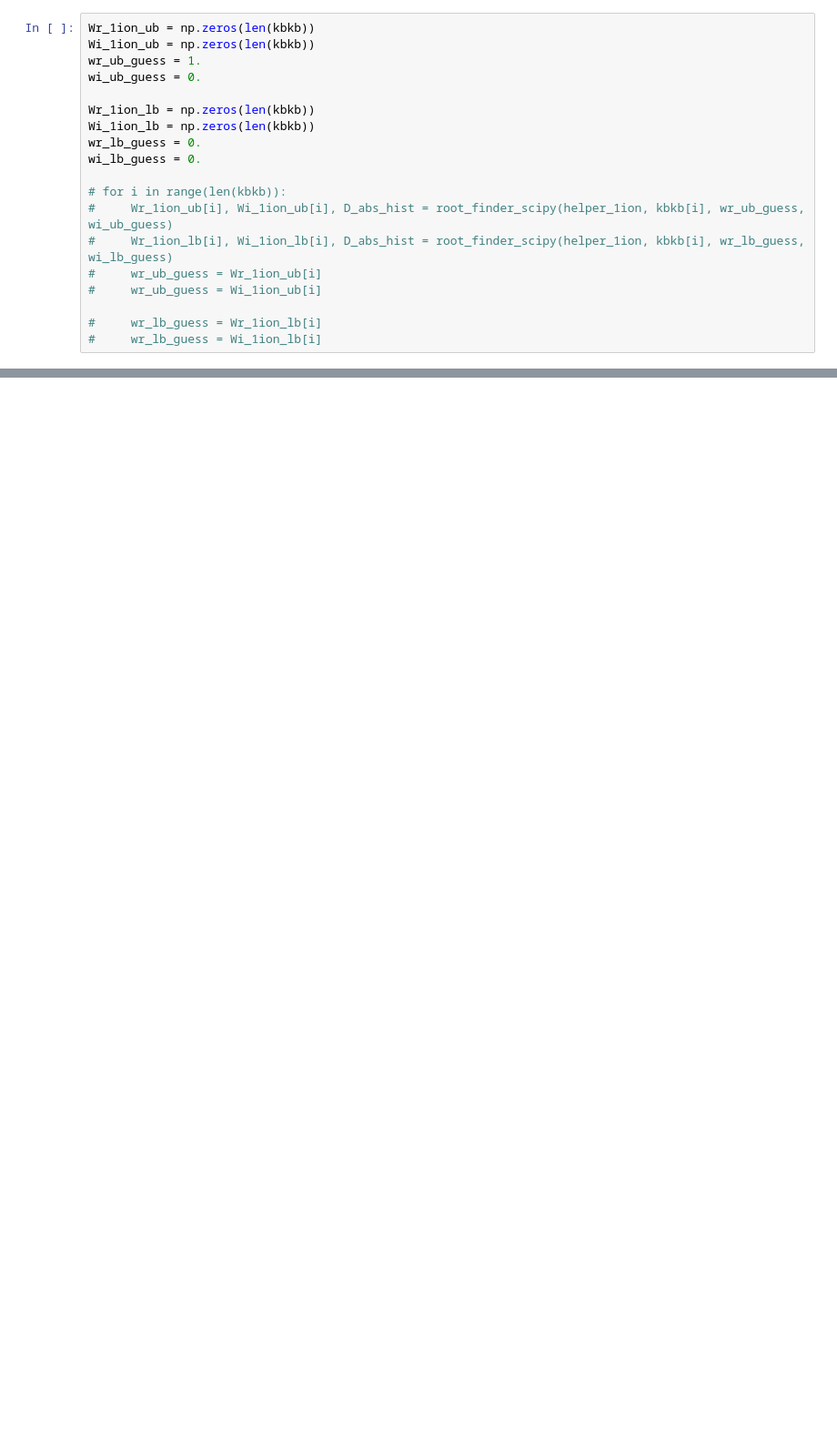
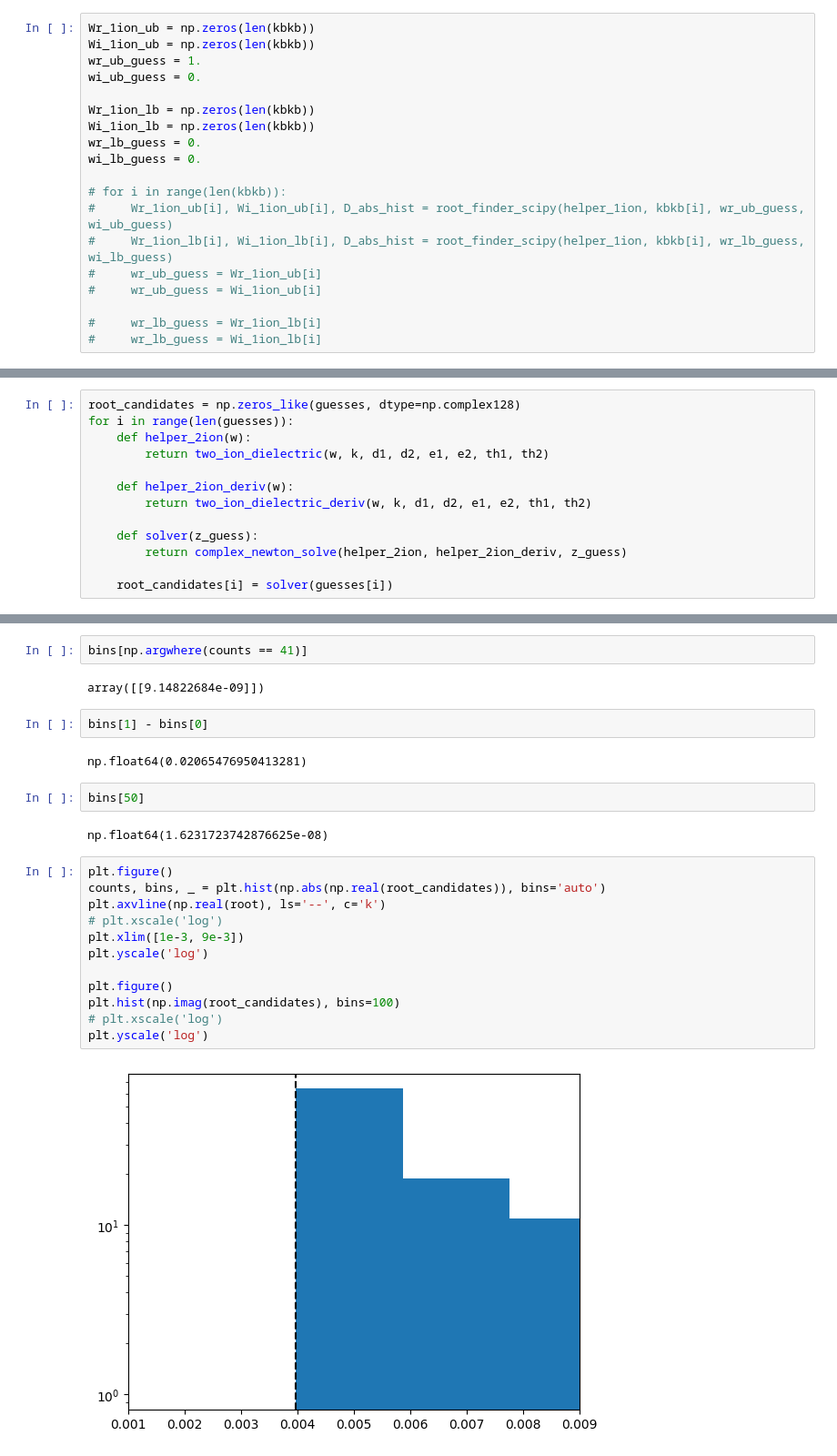
Before and after one commit to mattketk/brillouin-multispecies, a Jupyter notebook: DispersionSolver.ipynb, the cells around one changed output, grey strips where cells are left out. Shown at 91% size. Saved outputs shown, nothing was run; the diff lists cells and outputs as text; blank space fills up the shorter version.

```diff
--- a/DispersionSolver.ipynb
+++ b/DispersionSolver.ipynb
@@ -152,0 +186,13 @@ fig.tight_layout()
+# %%
+root_candidates = np.zeros_like(guesses, dtype=np.complex128)
+for i in range(len(guesses)):
+    def helper_2ion(w):
+        return two_ion_dielectric(w, k, d1, d2, e1, e2, th1, th2)
+
+    def helper_2ion_deriv(w):
+        return two_ion_dielectric_deriv(w, k, d1, d2, e1, e2, th1, th2)
+
+    def solver(z_guess):
+        return complex_newton_solve(helper_2ion, helper_2ion_deriv, z_guess)
+
+    root_candidates[i] = solver(guesses[i])
@@ -152,0 +224,26 @@ fig.tight_layout()
+# %%
+bins[np.argwhere(counts == 41)]
+# %% [output]
+array([[9.14822684e-09]])
+# %%
+bins[1] - bins[0]
+# %% [output]
+np.float64(0.02065476950413281)
+# %%
+bins[50]
+# %% [output]
+np.float64(1.6231723742876625e-08)
+# %%
+plt.figure()
+counts, bins, _ = plt.hist(np.abs(np.real(root_candidates)), bins='auto')
+plt.axvline(np.real(root), ls='--', c='k')
+# plt.xscale('log')
+plt.xlim([1e-3, 9e-3])
+plt.yscale('log')
+
+plt.figure()
+plt.hist(np.imag(root_candidates), bins=100)
+# plt.xscale('log')
+plt.yscale('log')
+# %% [output]
+[figure, added]
```
Also changed, not shown: parts of 12 cells of this notebook, 1 other file.
